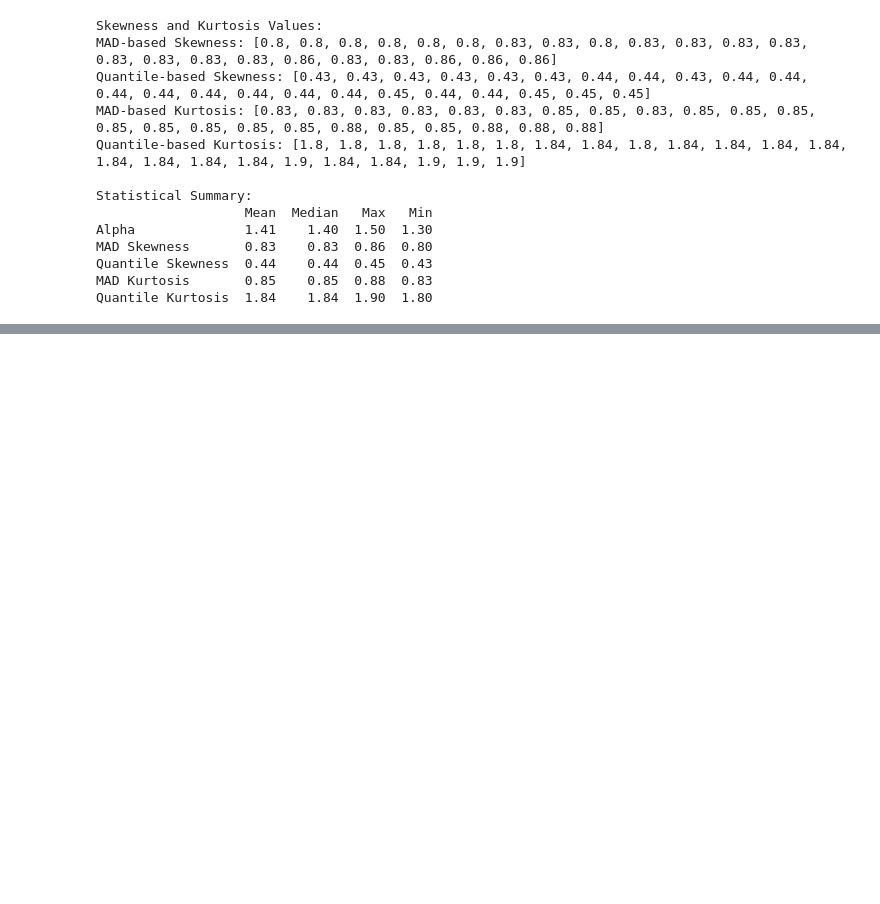
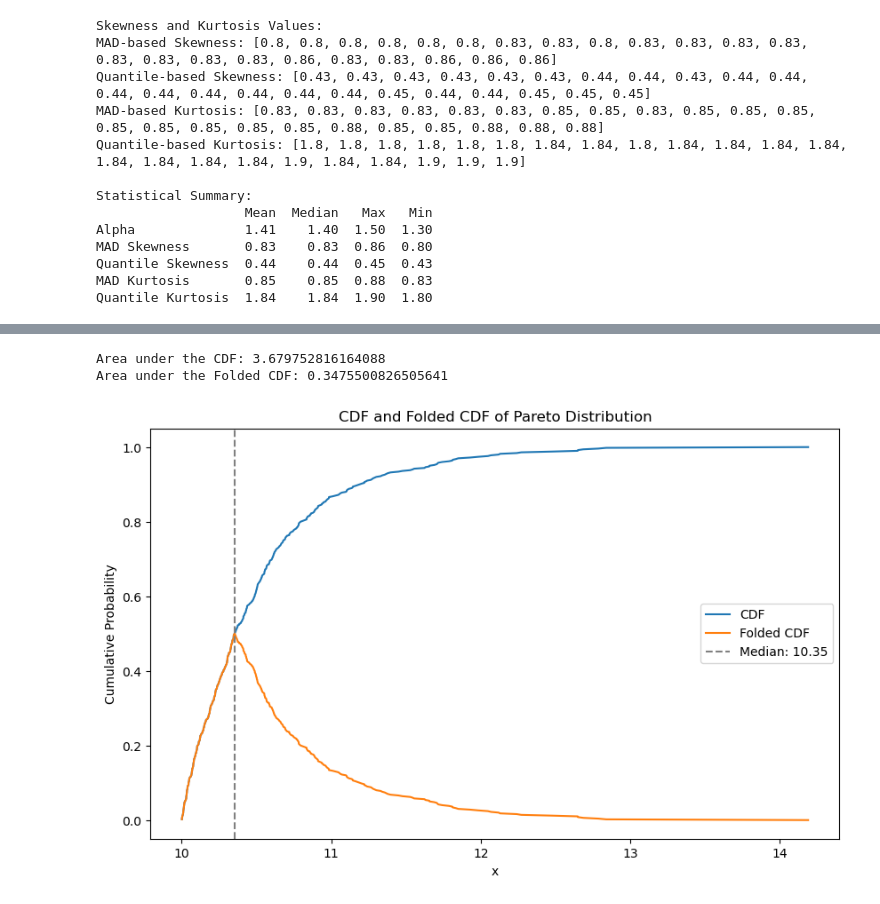
Before and after one commit to vickyzhang7/ParetoDistribution, a Jupyter notebook: Pareto.ipynb, the cells around one changed output, grey strips where cells are left out. Saved outputs shown, nothing was run; the diff lists cells and outputs as text; code cells hidden in the pictures; blank space fills up the shorter version.

```diff
--- a/Pareto.ipynb
+++ b/Pareto.ipynb
@@ -869,0 +1284,48 @@ Asia Alpha (MAD) over the years:
+# %%
+import numpy as np
+import scipy.stats as stats
+import matplotlib.pyplot as plt
+from scipy.integrate import simps
+
+
+alpha = 20
+x_min = 10
+
+
+sample_size = 500
+pareto_sample = stats.pareto.rvs(alpha, scale=x_min, size=sample_size)
+
+
+pareto_sample_sorted = np.sort(pareto_sample)
+cdf = np.arange(1, sample_size + 1) / sample_size
+
+
+median = np.median(pareto_sample)
+
+
+folded_cdf = np.where(pareto_sample_sorted > median, 1 - cdf, cdf)
+
+cdf_area = simps(cdf, pareto_sample_sorted)
+folded_cdf_area = simps(folded_cdf, pareto_sample_sorted)
+
+print("Area under the CDF:", cdf_area)
+print("Area under the Folded CDF:", folded_cdf_area)
+
+
+plt.figure(figsize=(10, 6))
+plt.plot(pareto_sample_sorted, cdf, label='CDF')
+plt.plot(pareto_sample_sorted, folded_cdf, label='Folded CDF')
+
+
+
+plt.axvline(median, color='gray', linestyle='--', label=f'Median: {median:.2f}')
+
+plt.xlabel('x')
+plt.ylabel('Cumulative Probability')
+plt.title('CDF and Folded CDF of Pareto Distribution')
+plt.legend()
+plt.show()
+# %% [output]
+Area under the CDF: 3.679752816164088
+Area under the Folded CDF: 0.3475500826505641
+[figure, added]
```
Also changed, not shown: parts of 11 cells of this notebook, 2 other files.
